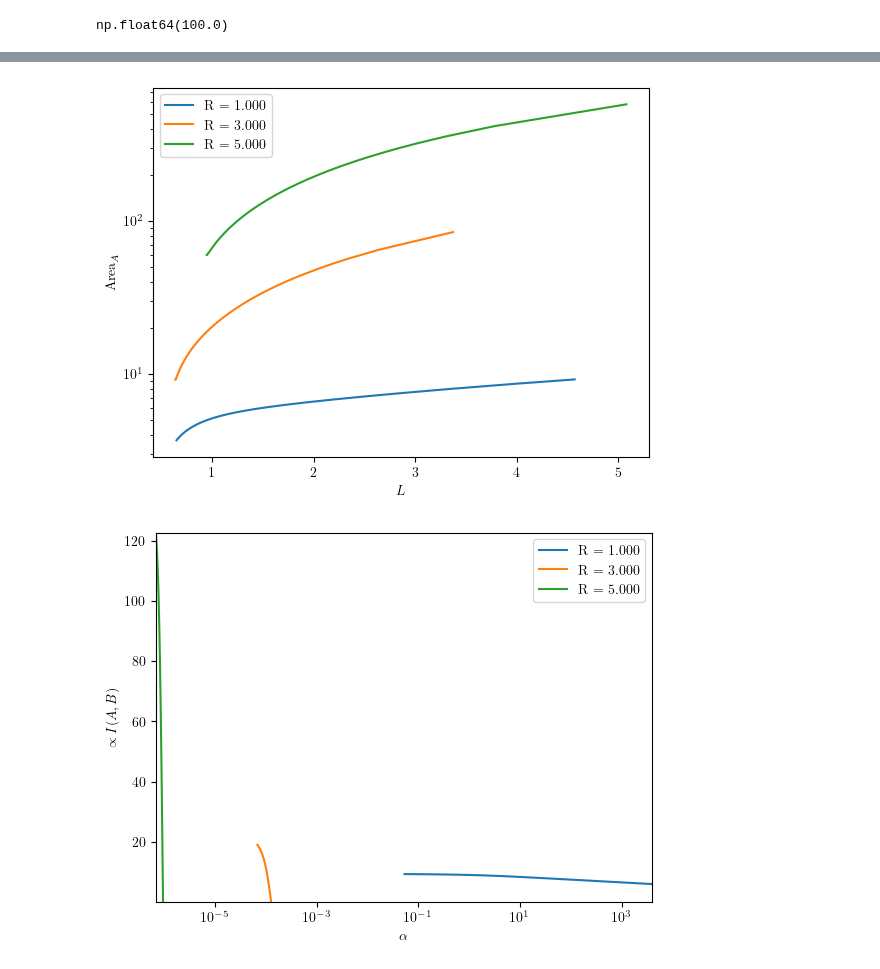
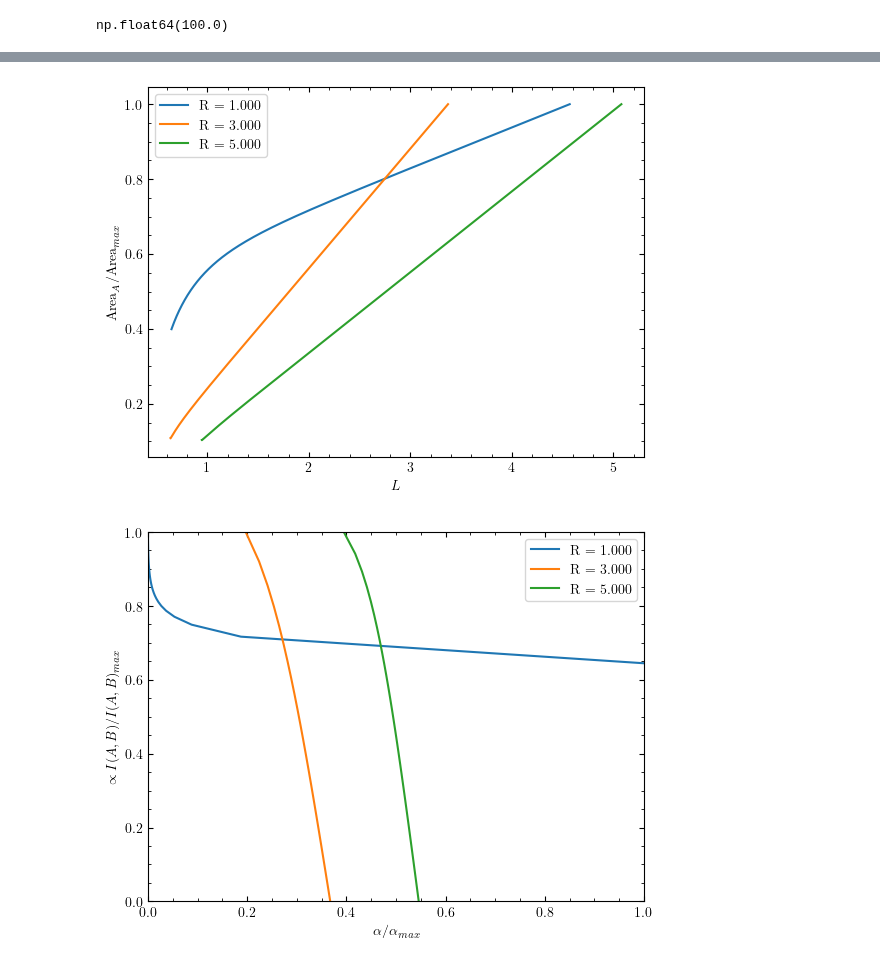
Before and after one commit to Bkorotko03/HoloProj, a Jupyter notebook: NCShock260226.ipynb, the cells around one changed output, grey strips where cells are left out. Saved outputs shown, nothing was run; the diff lists cells and outputs as text; code cells hidden in the pictures.

```diff
--- a/NCShock260226.ipynb
+++ b/NCShock260226.ipynb
@@ -475,11 +529,11 @@ def genUnAreaPlot(Rmin,Rmax,Rnum,a=0.1,Rtyp='lin'):
     plt.legend()
     plt.show()
 # %%
-genUnAreaPlot(1,5,3,0.3)
+genUnAreaPlot(1,5,3,0.3,norm=True)
 # %% [output]
-[figure, old version]
+[figure, new version]
 # %%
-def genMutInfPlot(Rmin,Rmax,Rnum,a=0.1,Rtyp='lin',Lidx=(num/2)):
+def genMutInfPlot(Rmin,Rmax,Rnum,a=0.1,Rtyp='lin',Lidx=(num/2),norm=False):
     # can only give general shape of mutual information, as the "y" location is determined by the width of regions A and B
     # we will just pick a random index for now as default
     if Rtyp == 'lin':
@@ -488,7 +542,7 @@ def genMutInfPlot(Rmin,Rmax,Rnum,a=0.1,Rtyp='lin',Lidx=(num/2)):
         Rgrid = np.logspace(np.log10(Rmin),np.log10(Rmax),Rnum)
     else:
         print('Invalid Rtyp, use lin or log')
-        return 0
+        sys.exit(1)
 
     maxval = 0; xmax = 0; xmin = np.inf
     Lidx = np.array(int(Lidx))
@@ -505,7 +559,6 @@ def genMutInfPlot(Rmin,Rmax,Rnum,a=0.1,Rtyp='lin',Lidx=(num/2)):
         # print(areaInt)
         mask = areaInt > 0
         mutInf = 2*unArea[Lidx] - areaInt
-        plt.plot(alphagrid[mask],mutInf[mask],label=f'R = {R:.3f}')
 
         if mutInf[mask].max() > maxval:
             maxval = mutInf[mask].max()
@@ -514,15 +567,36 @@ def genMutInfPlot(Rmin,Rmax,Rnum,a=0.1,Rtyp='lin',Lidx=(num/2)):
         if alphagrid[mask].min() < xmin:
             xmin = alphagrid[mask].min()
 
-    plt.xlabel(r'$\alpha$')
-    plt.ylabel(r'$\propto I(A,B)$')
-    plt.ylim((eps,maxval))
-    plt.xlim((xmin,xmax))
+        if norm == True:
+            normmutInf = mutInf[mask]/mutInf[mask].max()
+            normalphagrid = alphagrid[mask]/alphagrid[mask].max()
+            plt.plot(normalphagrid,normmutInf,label=f'R = {R:.3f}')
+        elif norm == False:
+            plt.plot(alphagrid[mask],mutInf[mask],label=f'R = {R:.3f}')
+            # plt.semilogy()
+        else:
+            print('norm must be boolean value.')
+            sys.exit(1)
+
+    if norm == True:
+        plt.xlabel(r'$\alpha / \alpha_{max}$')
+        plt.ylabel(r'$\propto I(A,B) / I(A,B)_{max}$')
+        plt.ylim((0,1))
+        plt.xlim((0,1))
+    elif norm == False:
+        plt.xlabel(r'$\alpha$')
+        plt.ylabel(r'$\propto I(A,B)$')
+        plt.semilogy()
+        plt.ylim((eps,maxval))
+        plt.xlim((xmin,xmax))
+        plt.semilogx()
+    else:
+        print('norm must be boolean value.')
+        sys.exit(1)
+
     plt.legend()
-    plt.semilogx()
-    # plt.semilogy()
     plt.show()
 # %%
-genMutInfPlot(1,5,3,0.3)
+genMutInfPlot(1,5,3,0.3,norm=True)
 # %% [output]
-[figure, old version]
+[figure, new version]
```
Also changed, not shown: parts of 23 cells of this notebook, 2 other files.
